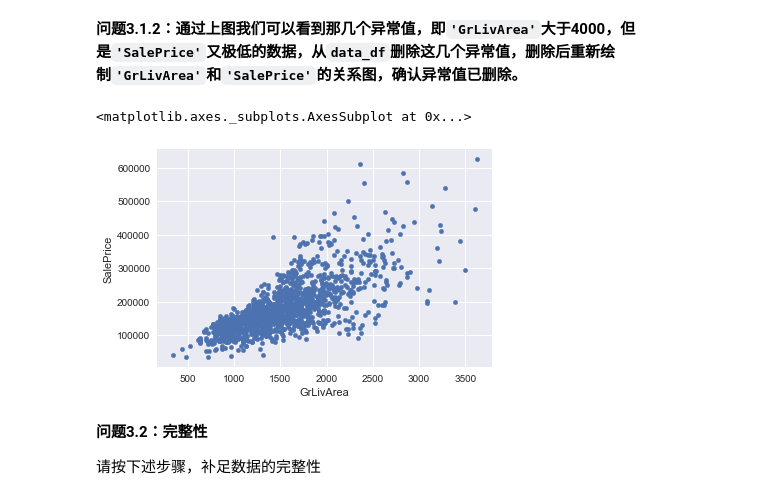
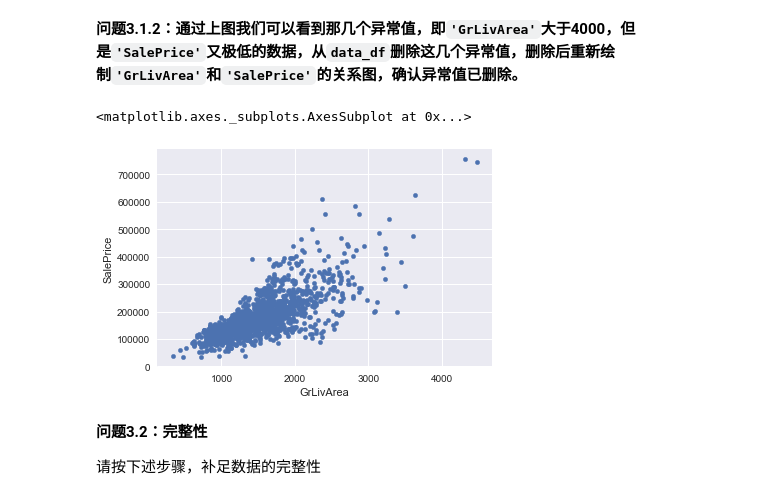
Before and after one commit to jayden-chua/housing-ideas, a Jupyter notebook: boston_housing.ipynb, the cells around one changed output. Cells and saved outputs as stored; diff of their text form; code cells hidden in the pictures.

```diff
--- a/boston_housing.ipynb
+++ b/boston_housing.ipynb
@@ -133,14 +133,15 @@ data_df.plot.scatter('GrLivArea', 'SalePrice')
 # %%
 # 3.1.2
 # TODO:从data_df中删除 GrLivArea大于4000 且 SalePrice低于300000 的值
-data_df = data_df[data_df['GrLivArea'] < 4000]
+data_df = data_df[~((data_df['GrLivArea'] > 4000) & (data_df['SalePrice'] < 300000))]
+# data_df = data_df[]
 
 
 # TODO:重新绘制GrLivArea和SalePrice的关系图，确认异常值已删除
 data_df.plot.scatter('GrLivArea', 'SalePrice')
 # %% [output]
 <matplotlib.axes._subplots.AxesSubplot at 0x...>
-[figure, old version]
+[figure, new version]
 # %% [markdown]
 **问题3.2：完整性**
 
```
Also changed, not shown: parts of 11 cells of this notebook.
